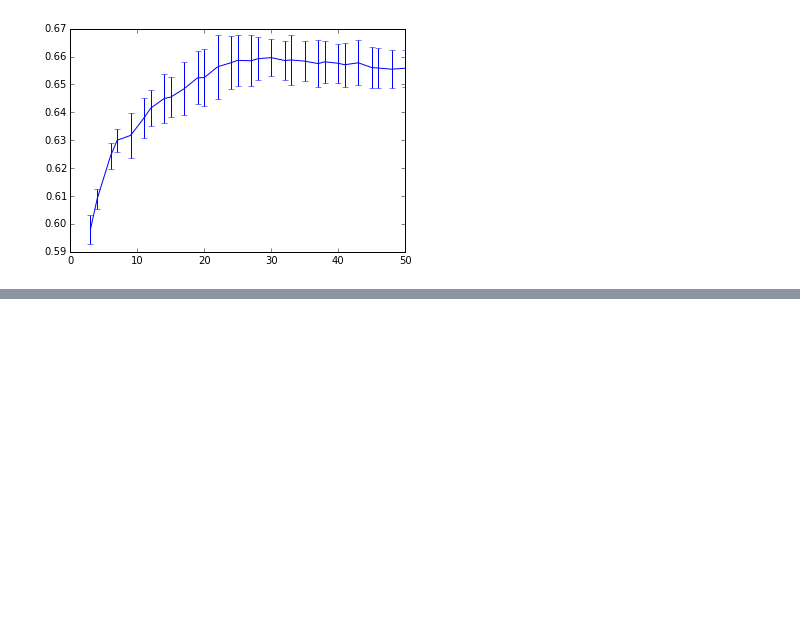
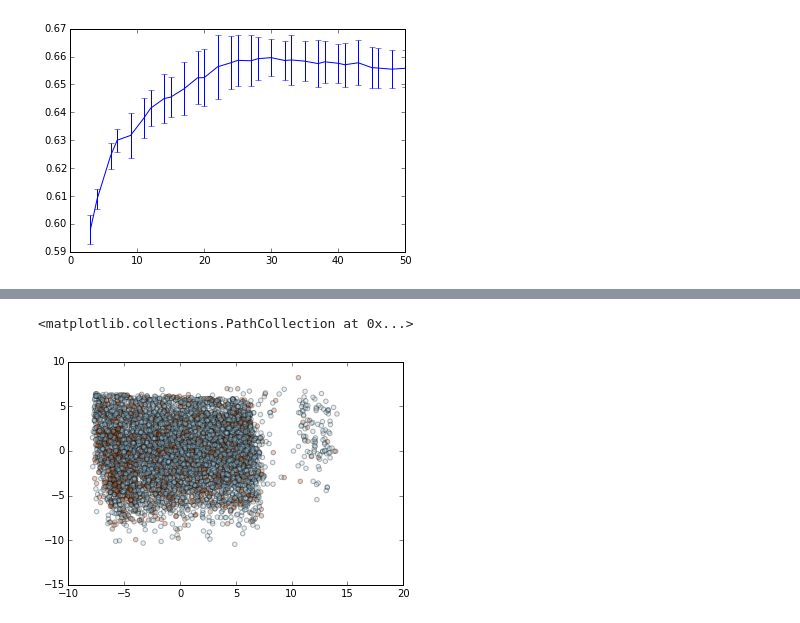
Before and after one commit to dudevil/dm-chemistry, a Jupyter notebook: eda.ipynb, the cells around one changed output, grey strips where cells are left out. Saved outputs shown, nothing was run; the diff lists cells and outputs as text; code cells hidden in the pictures; blank space fills up the shorter version.

```diff
--- a/eda.ipynb
+++ b/eda.ipynb
@@ -300,0 +590,9 @@ Best CV-score: 0.659594 with 30 neighbors.
+# %%
+pca2 = PCA(n_components=2)
+BCX_1_2 = pca2.fit_transform(BCX_1)
+
+plt.scatter(BCX_1_2[:,0],BCX_1_2[:,1], c=BCY_1,
+           cmap=plt.cm.Paired, alpha=0.3)
+# %% [output]
+<matplotlib.collections.PathCollection at 0x...>
+[figure, added]
```
Also changed, not shown: parts of 30 cells of this notebook, 9 other files.
